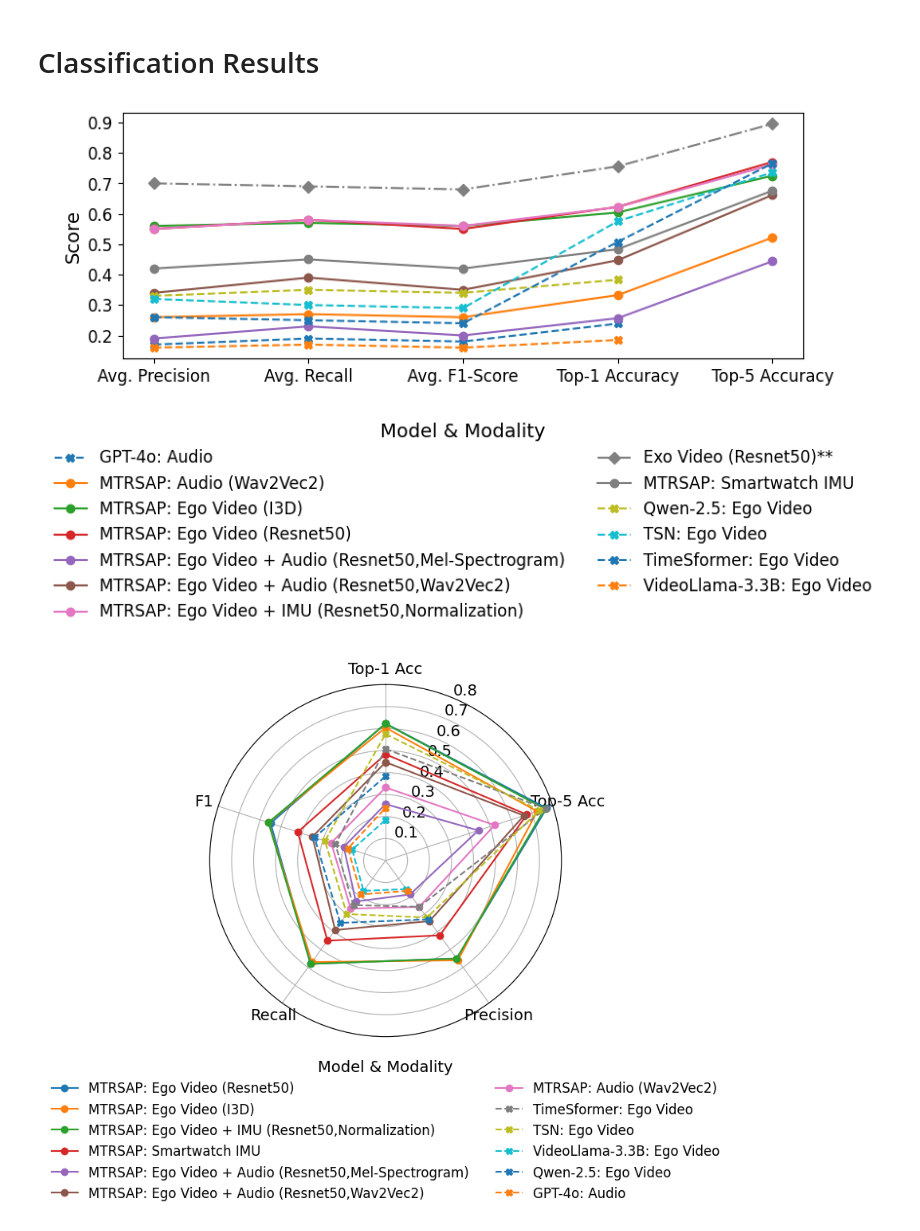
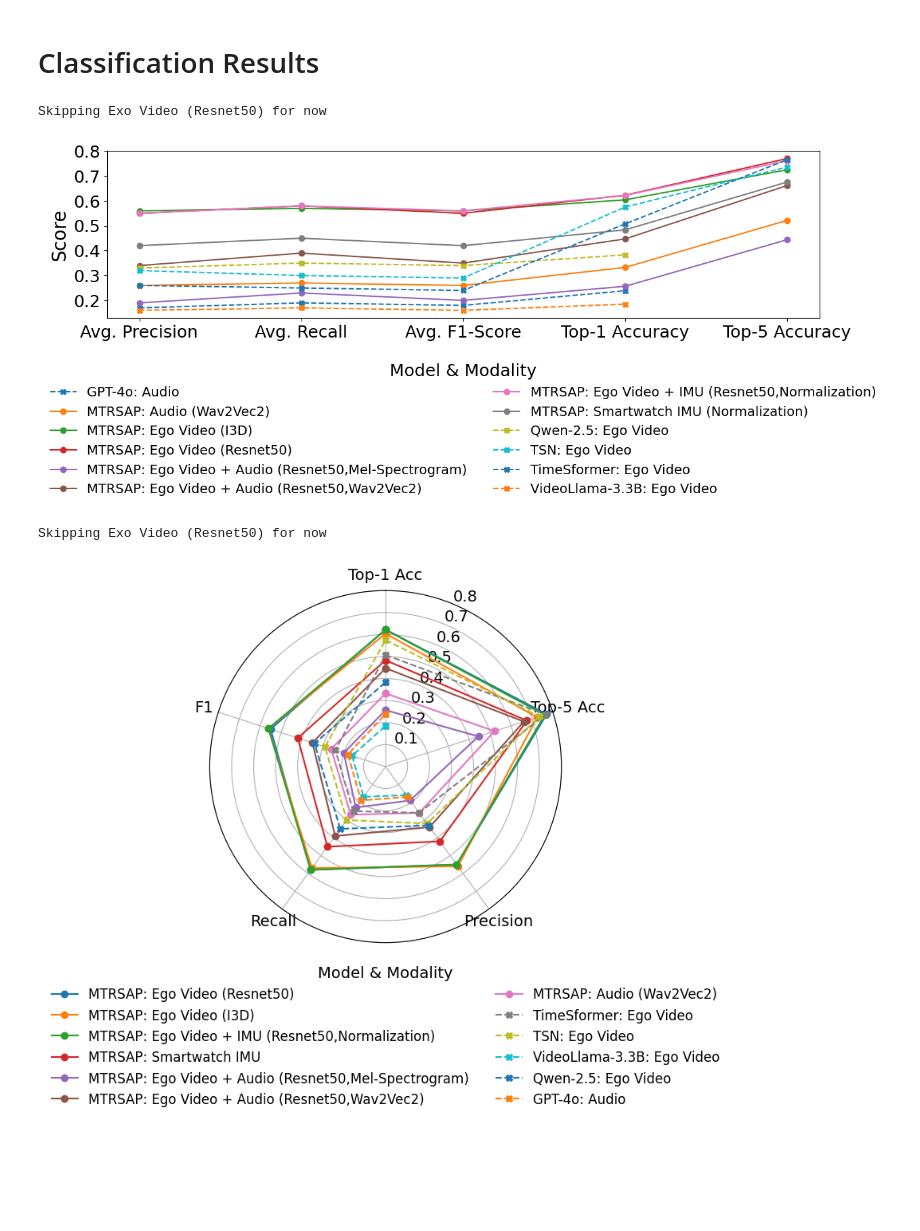
Before and after one commit to UVA-DSA/EgoEMS, a Jupyter notebook: Benchmarks/ActionRecognition/Results/final_plots.ipynb, the cells around one changed output. Cells and saved outputs as stored; diff of their text form; code cells hidden in the pictures; blank space fills up the shorter version.

```diff
--- a/Benchmarks/ActionRecognition/Results/final_plots.ipynb
+++ b/Benchmarks/ActionRecognition/Results/final_plots.ipynb
@@ -259,6 +264,13 @@ g.savefig(f'./plots/segmentation_results_aaai26.png', dpi=300, bbox_inches='tigh
 import pandas as pd
 import seaborn as sns
 import matplotlib.pyplot as plt
+
+# Font and figure size variables
+axis_label_fontsize = 20
+tick_fontsize = 18
+legend_fontsize = 14
+legend_title_fontsize = 18
+fig_width, fig_height = 9, 6
 
 # Load classification results
 df = pd.read_csv("./final_results_classification.csv")
@@ -284,7 +296,7 @@ df_melted = df.melt(
 )
 
 # Sort metric order
-metric_order = ["average_precision", "average_recall", "average_f1", "accuracy", "top_5_accuracy"],
+metric_order = ["average_precision", "average_recall", "average_f1", "accuracy", "top_5_accuracy"]
 metric_title_map = {
     "average_precision": "Avg. Precision",
     "average_recall": "Avg. Recall",
@@ -294,7 +306,7 @@ metric_title_map = {
 }
 
 # Plot setup
-plt.figure(figsize=(8, 6))
+plt.figure(figsize=(fig_width, fig_height))
 
 # Plot each model_modality as a separate line
 for name, group in df_melted.groupby("model_modality"):
@@ -306,44 +318,46 @@ for name, group in df_melted.groupby("model_modality"):
     marker = 'o' if model == 'MTRSAP' else 'X'
     color = None
 
     if "Exo Video" in modality:
         ls = '-.'
         marker = 'D'
         color = 'gray'
         name = "Exo Video (Resnet50)**"
-
+        # skip the exo for now
+        print("Skipping Exo Video (Resnet50) for now")
+        continue  # skip this line for now
 
     plt.plot(
         [metric_title_map[m] for m in group["Metric"]],
         group["Score"],
         label=name,
         linestyle=ls,
         marker=marker,
         color=color
     )
 
 # Final touches
-plt.ylabel("Score", fontsize=14)
-plt.xticks(fontsize=12)
-plt.yticks(fontsize=12)
-# plt.title("Classification Results Across Metrics", fontsize=15)
+plt.ylabel("Score", fontsize=axis_label_fontsize)
+plt.xticks(fontsize=tick_fontsize)
+plt.yticks(fontsize=tick_fontsize)
 
-# Legend: inside width
+# Legend
 plt.legend(
     loc='upper center',
     bbox_to_anchor=(0.5, -0.2),
     ncol=2,
     frameon=False,
-    fontsize=12,
+    fontsize=legend_fontsize,
     title='Model & Modality',
-    title_fontsize=14
+    title_fontsize=legend_title_fontsize
 )
 
-plt.tight_layout(rect=[0, 0, 1.2, 1])
-plt.savefig(f'./plots/classification_results.png', dpi=300, bbox_inches='tight')
+plt.tight_layout(rect=[0, 0, 1.8, 1])
+plt.savefig('./plots/classification_results.png', dpi=300, bbox_inches='tight')
 plt.show()
 # %% [output]
+Skipping Exo Video (Resnet50) for now
-[figure, old version]
+[figure, new version]
 # %%
 import numpy as np
 
@@ -392,6 +406,9 @@ for i, row in df.iterrows():
         marker = 'D'
         color = 'gray'
 
+        print("Skipping Exo Video (Resnet50) for now")
+        continue  # skip this line for now
+
     ax.plot(
         angles,
         values,
@@ -427,4 +444,5 @@ plt.show()
 
 # save the plot
 # %% [output]
+Skipping Exo Video (Resnet50) for now
 [figure]
```
Also changed, not shown: parts of 3 cells of this notebook, 12 other files.
